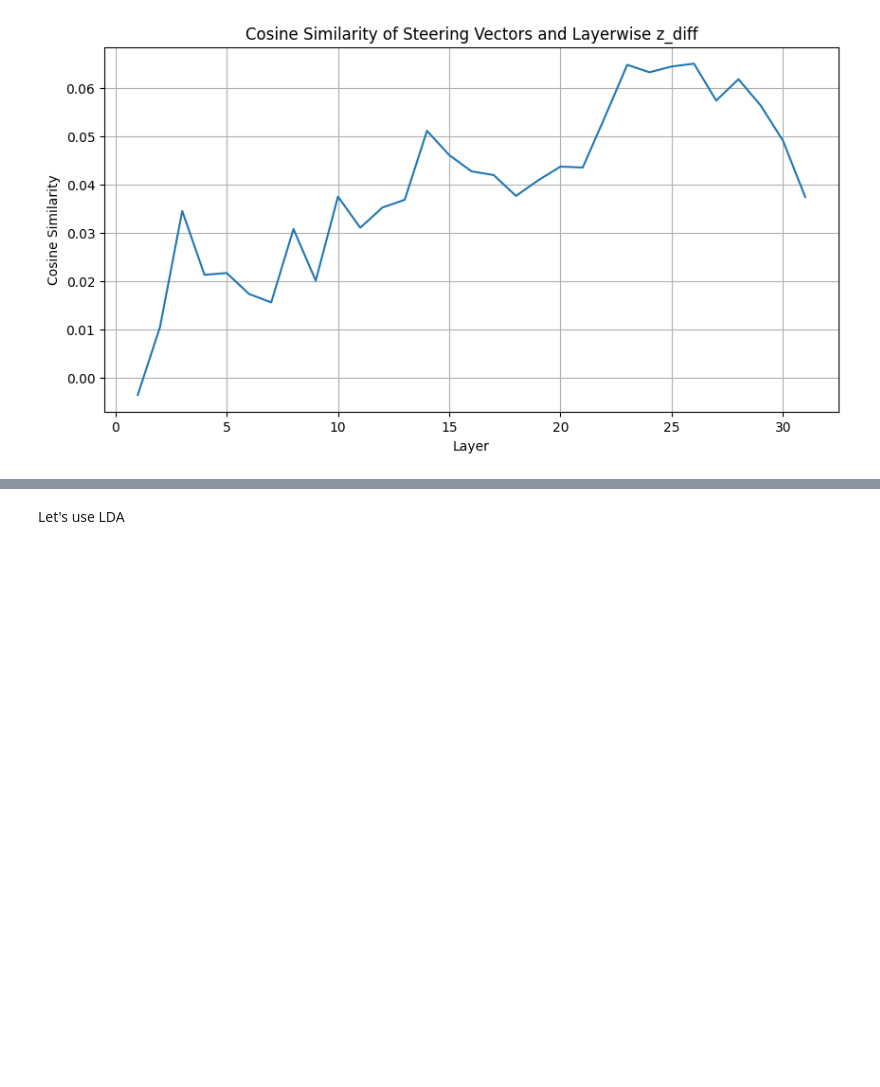
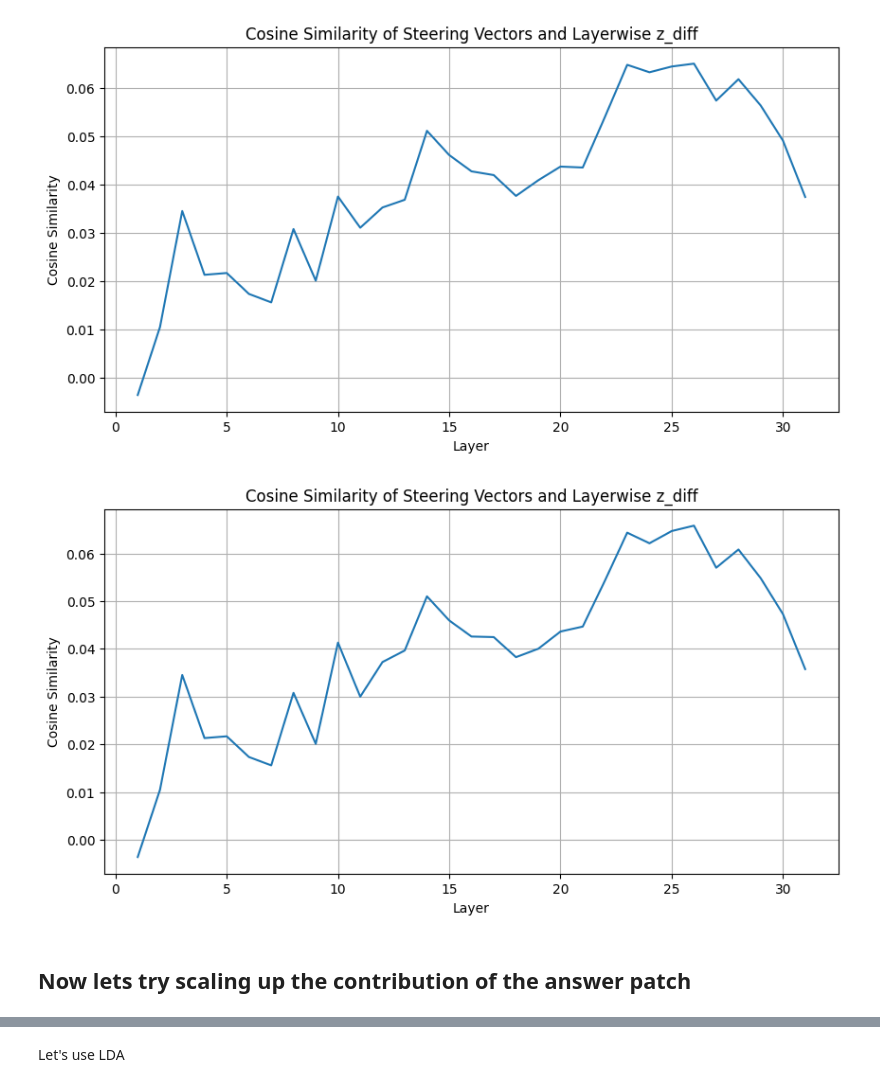
Before and after one commit to durrcommasteven/mech_interp_research, a Jupyter notebook: tues_may_6_tl_steering_circuit_analysis.ipynb, the cells around one changed output, grey strips where cells are left out. Saved outputs shown, nothing was run; the diff lists cells and outputs as text; code cells hidden in the pictures; blank space fills up the shorter version.

Commit message:
contirbution to steering experiment

```diff
--- a/tues_may_6_tl_steering_circuit_analysis.ipynb
+++ b/tues_may_6_tl_steering_circuit_analysis.ipynb
@@ -264,7 +264,9 @@ def compute_layerwise_resid_diff(
     answer_prompt: str,
     layer_idxs: Union[int, List[int]],
     head_idxs: Union[int, List[int]],
-    device: str = None
+    device: str = None,
+    think_scale: float = 1.0,
+    ans_scale: float = 1.0,
 ) -> Dict[int, torch.Tensor]:
     """
     For slider=0 (think) and slider=1 (answer) at the specified heads,
@@ -299,14 +301,14 @@ def compute_layerwise_resid_diff(
     _, resid_think, _, _ = interpolate_and_patch_head(
         model, think_prompt, answer_prompt,
         layer_list, head_list,
-        slider=0.0, scale=1.0,
+        slider=0.0, scale=think_scale,
         device=device
     )
     # slider = 1 → full patch
     _, resid_ans, _, _ = interpolate_and_patch_head(
         model, think_prompt, answer_prompt,
         layer_list, head_list,
-        slider=1.0, scale=1.0,
+        slider=1.0, scale=ans_scale,
         device=device
     )
 
@@ -387,3 +389,24 @@ ax.grid()
 plt.show()
 # %% [output]
 [figure]
+# %%
+layer_diffs = compute_layerwise_resid_diff(
+    model=model,
+    think_prompt= rc.think_prefix,
+    answer_prompt= rc.answer_prefix,
+    layer_idxs=[0,2, 9, 10],
+    head_idxs=[19,17, 5, 4],
+)
+# %%
+steering_layers, steering_similarities = zip(*[(L, cosine_similarity(v[0].cpu().numpy(), layer_diffs[L].cpu().numpy())) for L, v in enumerate(steering_vectors) if v is not None])
+fig, ax  = plt.subplots(figsize=(10, 5))
+ax.plot(steering_layers, steering_similarities)
+ax.set_xlabel("Layer")
+ax.set_ylabel("Cosine Similarity")
+ax.set_title("Cosine Similarity of Steering Vectors and Layerwise z_diff")
+ax.grid()
+plt.show()
+# %% [output]
+[figure, added]
+# %% [markdown]
+## Now lets try scaling up the contribution of the answer patch
```
Also changed, not shown: parts of 4 cells of this notebook, 1 other file.
